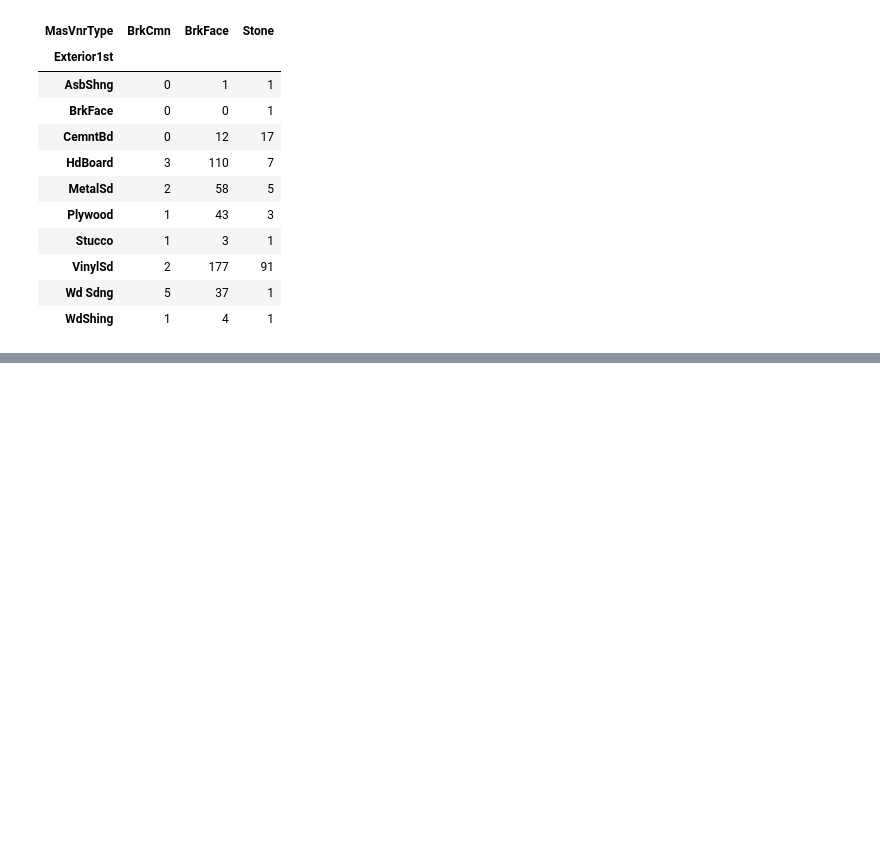
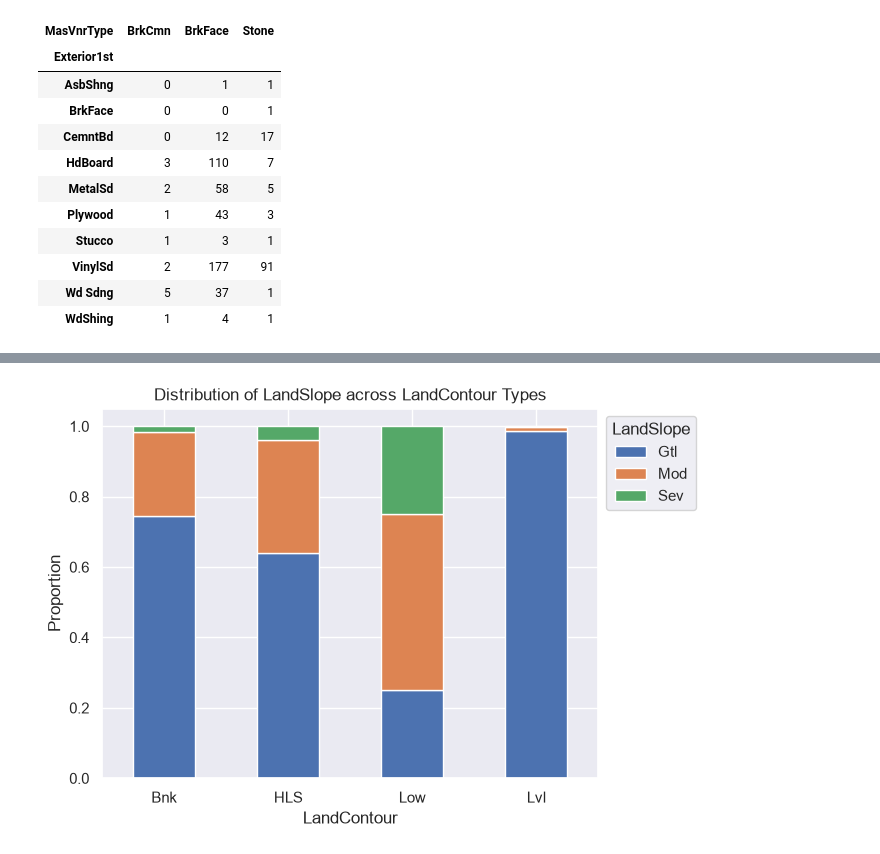
Before and after one commit to shivdt/house-price-prediction, a Jupyter notebook: notebooks/02_eda.ipynb, the cells around one changed output, grey strips where cells are left out. Cells and saved outputs as stored; diff of their text form; code cells hidden in the pictures; blank space fills up the shorter version.

```diff
--- a/notebooks/02_eda.ipynb
+++ b/notebooks/02_eda.ipynb
@@ -592,0 +708,14 @@ pd.crosstab(
+# %%
+pd.crosstab(train_df['LandContour'], train_df['LandSlope'], normalize='index').plot(
+    kind='bar',
+    stacked=True,
+)
+
+plt.title('Distribution of LandSlope across LandContour Types')
+plt.ylabel('Proportion')
+plt.xlabel('LandContour')
+plt.xticks(rotation=0)
+plt.legend(title='LandSlope', bbox_to_anchor=(1, 1))
+plt.show()
+# %% [output]
+[figure, added]
```
Also changed, not shown: parts of 13 cells of this notebook, 2 other files.
